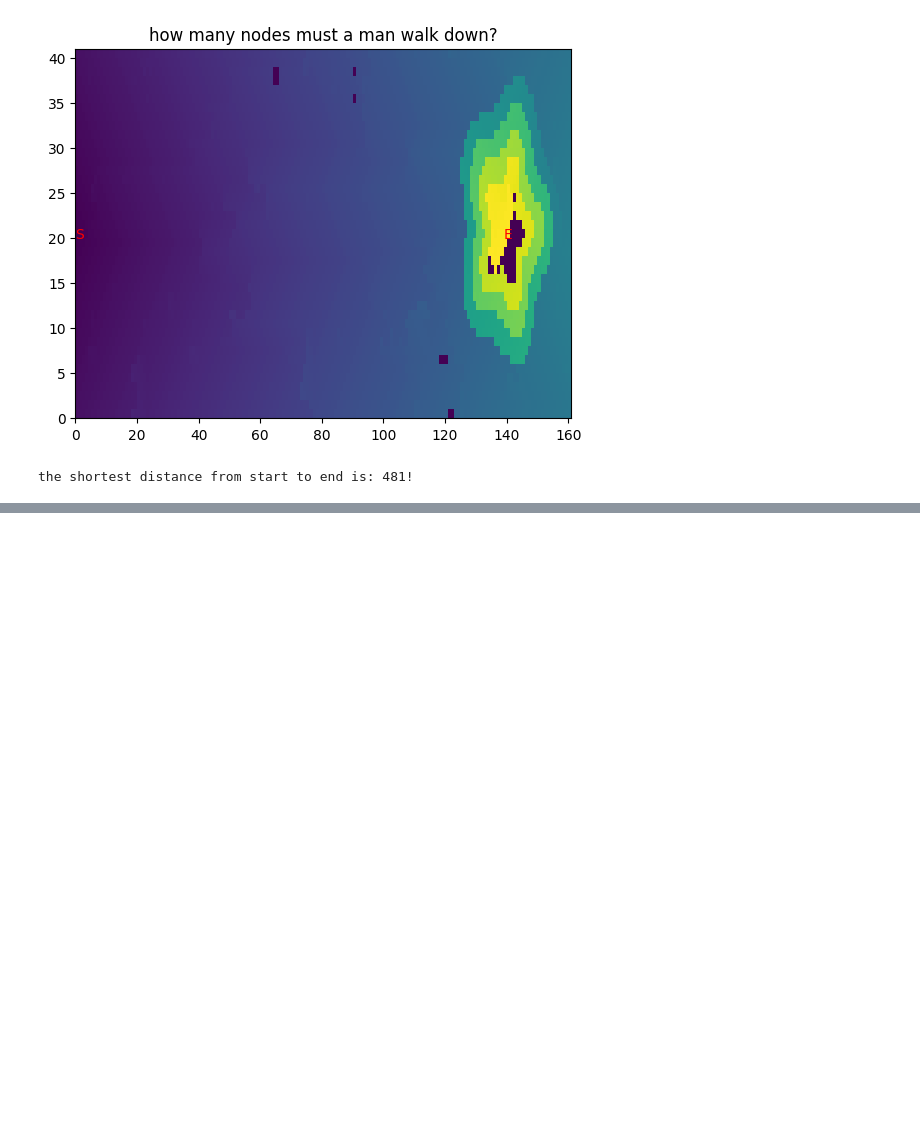
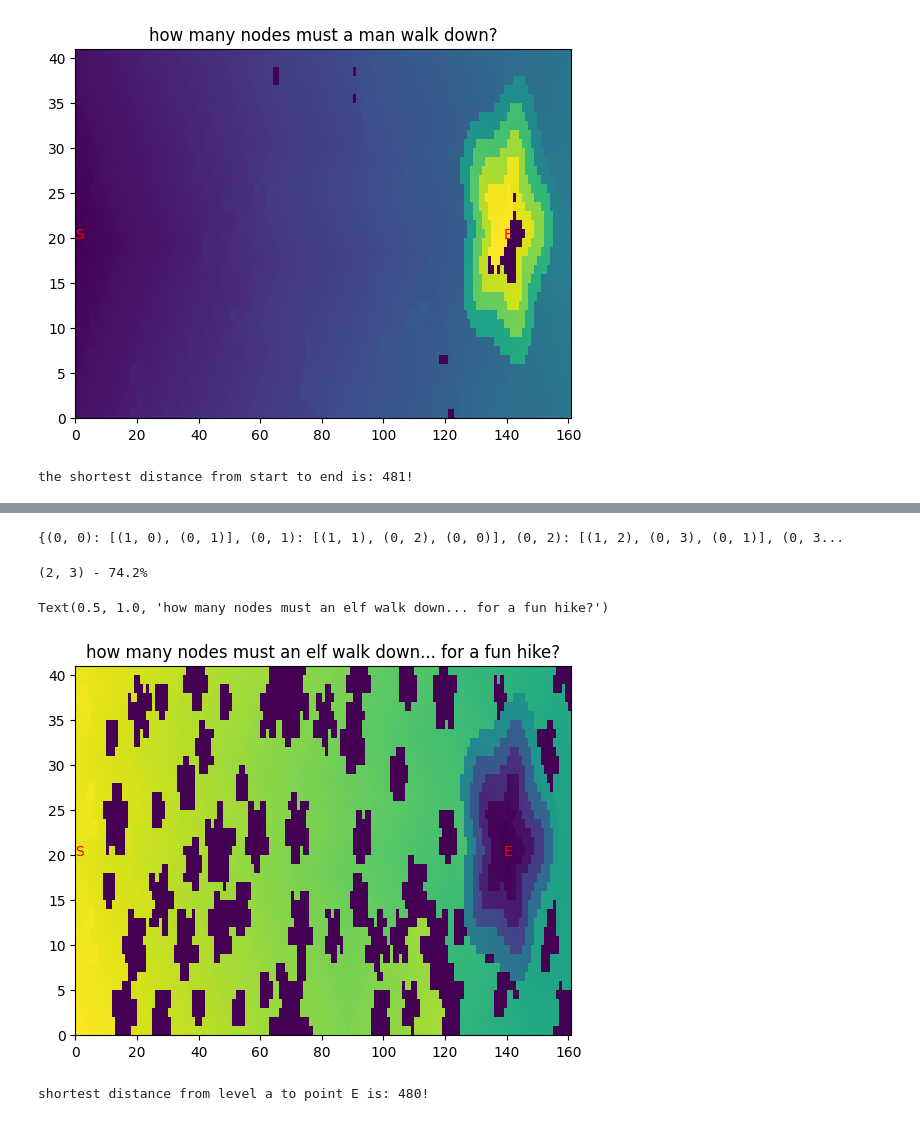
Before and after one commit to nouseforkeys/advent_of_code_22, a Jupyter notebook: day_12.ipynb, the cells around one changed output, grey strips where cells are left out. Cells and saved outputs as stored; diff of their text form; code cells hidden in the pictures; blank space fills up the shorter version.

```diff
--- a/day_12.ipynb
+++ b/day_12.ipynb
@@ -184,0 +211,51 @@ the shortest distance from start to end is: 481!
+# %%
+# could iterate through all points that start at 1 height buuut we can also
+# start from E instead and find the closest point that of height 1
+
+# to do this we need to create an inverted net because in the original we're
+# allowed to slide down by any drop which would make it very easy to reach
+# level a
+inverted_net = {}
+for row_num, row in enumerate(int_grid):
+    for col_num, value in enumerate(row):
+        connections = list()
+        for row_off, col_off in [(1, 0), (-1, 0), (0, 1), (0, -1)]:
+            r, c = row_num + row_off, col_num + col_off
+            if (not 0 <= r < len(int_grid)) or (not 0 <= c < len(row)):
+                continue
+            if int_grid[r][c] < value - 1:
+                continue
+            connections.append((r, c))
+        inverted_net.update({(row_num, col_num): connections})
+
+print(f'{str(inverted_net)[:100]}...')
+# %% [output]
+{(0, 0): [(1, 0), (0, 1)], (0, 1): [(1, 1), (0, 2), (0, 0)], (0, 2): [(1, 2), (0, 3), (0, 1)], (0, 3...
+# %%
+dijkstra_trail = dijkstra(inverted_net, end, None)
+# %% [output]
+(2, 3) - 74.2%
+# %%
+# some values are still set to max so let's set them to zero so they don't
+# completely dominate the plot colour scale
+plotable = [
+    [value if value != 6601 else 0 for value in row]
+    for row in dijkstra_trail
+]
+fig, ax = plt.subplots()
+ax.pcolormesh(plotable)
+ax.text(start[1], start[0], 'S', color='r')
+ax.text(end[1], end[0], 'E', color='r')
+ax.set_title('how many nodes must an elf walk down... for a fun hike?')
+# %% [output]
+Text(0.5, 1.0, 'how many nodes must an elf walk down... for a fun hike?')
+[figure, added]
+# %%
+trail_length = min([
+    min([distance for c, distance in enumerate(row) if int_grid[r][c] == 1])
+    for r, row in enumerate(dijkstra_trail)
+])
+
+print('shortest distance from level a to point E is: 'f'{trail_length}!')
+# %% [output]
+shortest distance from level a to point E is: 480!
```
Also changed, not shown: parts of 4 cells of this notebook.
